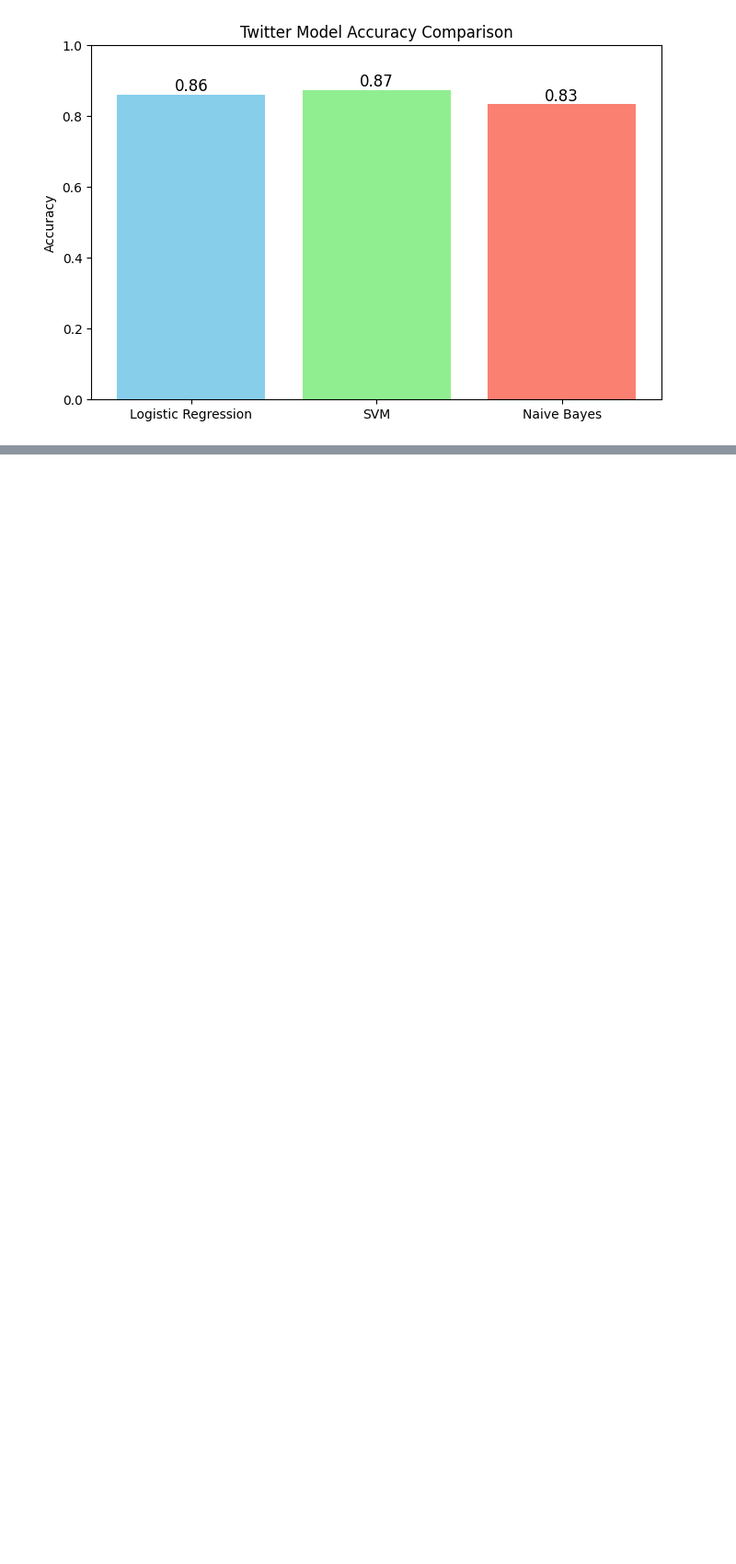
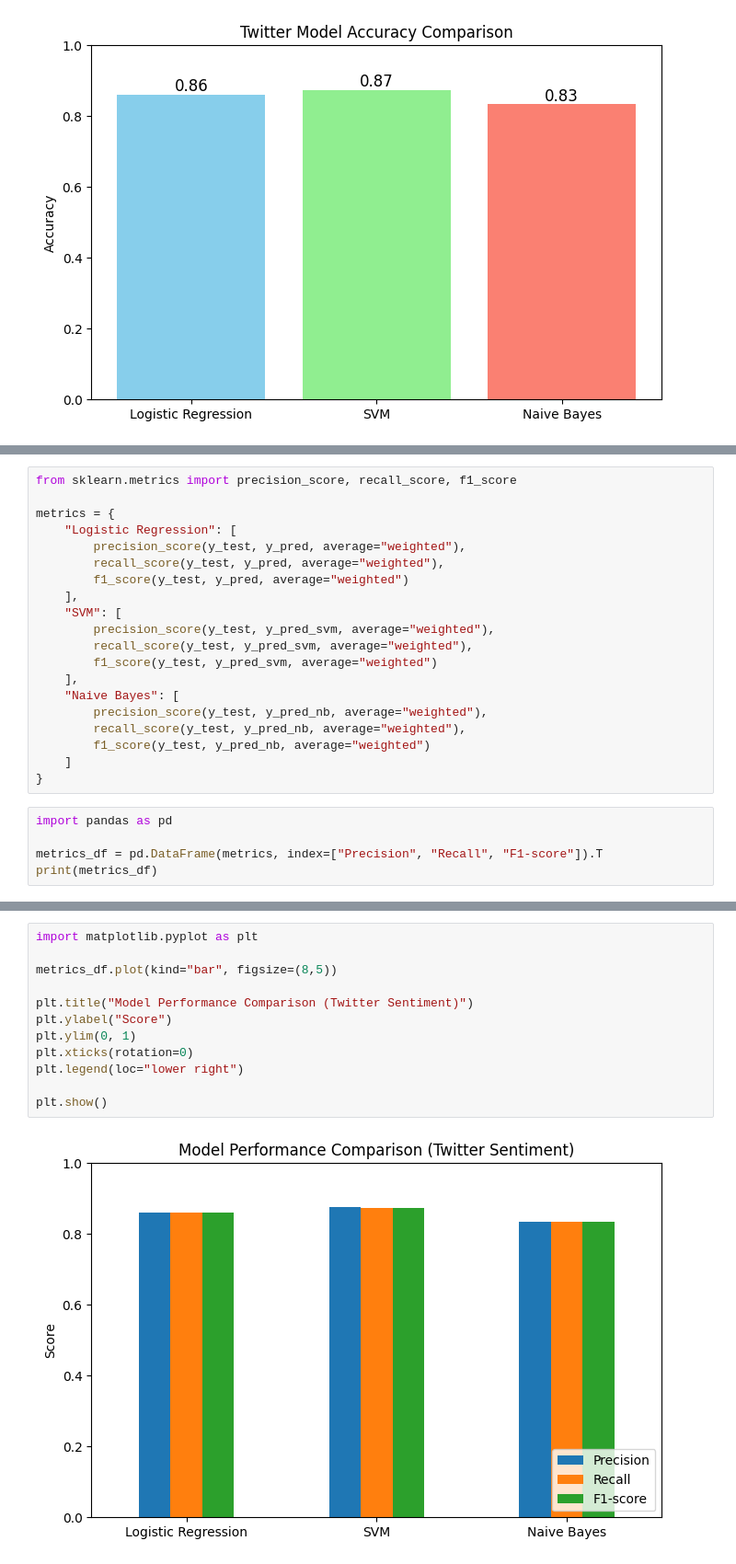
Before and after one commit to Sirisha-collab/Twitter-Sentiment-Analysis, a Jupyter notebook: Twitter_Analysis_with_ML.ipynb, the cells around one changed output, grey strips where cells are left out. Shown at 92% size. Drawn from its saved outputs; the diff is of its cells as text; blank space fills up the shorter version.

```diff
--- a/Twitter_Analysis_with_ML.ipynb
+++ b/Twitter_Analysis_with_ML.ipynb
@@ -310,0 +310,25 @@ plt.show()
+# %%
+from sklearn.metrics import precision_score, recall_score, f1_score
+
+metrics = {
+    "Logistic Regression": [
+        precision_score(y_test, y_pred, average="weighted"),
+        recall_score(y_test, y_pred, average="weighted"),
+        f1_score(y_test, y_pred, average="weighted")
+    ],
+    "SVM": [
+        precision_score(y_test, y_pred_svm, average="weighted"),
+        recall_score(y_test, y_pred_svm, average="weighted"),
+        f1_score(y_test, y_pred_svm, average="weighted")
+    ],
+    "Naive Bayes": [
+        precision_score(y_test, y_pred_nb, average="weighted"),
+        recall_score(y_test, y_pred_nb, average="weighted"),
+        f1_score(y_test, y_pred_nb, average="weighted")
+    ]
+}
+# %%
+import pandas as pd
+
+metrics_df = pd.DataFrame(metrics, index=["Precision", "Recall", "F1-score"]).T
+print(metrics_df)
@@ -310,0 +340,14 @@ plt.show()
+# %%
+import matplotlib.pyplot as plt
+
+metrics_df.plot(kind="bar", figsize=(8,5))
+
+plt.title("Model Performance Comparison (Twitter Sentiment)")
+plt.ylabel("Score")
+plt.ylim(0, 1)
+plt.xticks(rotation=0)
+plt.legend(loc="lower right")
+
+plt.show()
+# %% [output]
+[figure, added]
```
Also changed, not shown: parts of 13 cells of this notebook.
